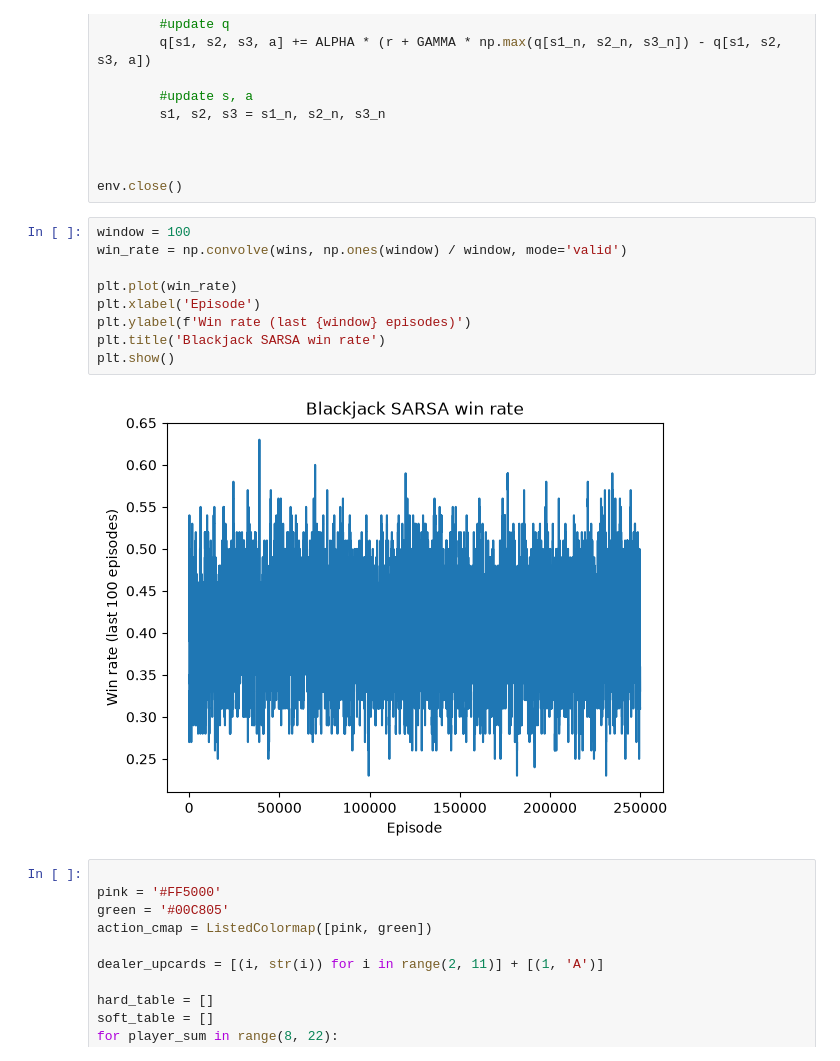
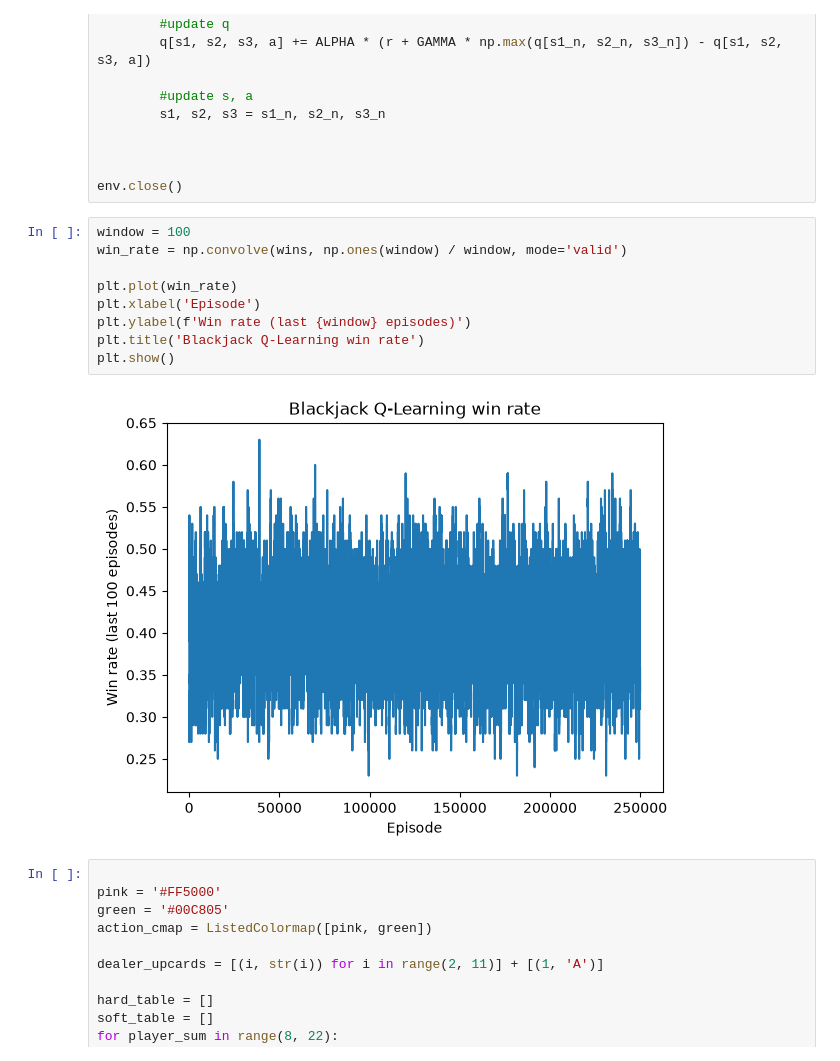
Before and after one commit to mpham8/rl-suttonbarto, a Jupyter notebook: ch6/blackjack-qlearning.ipynb, the cells around one changed output. Drawn from its saved outputs; the diff is of its cells as text.

```diff
--- a/ch6/blackjack-qlearning.ipynb
+++ b/ch6/blackjack-qlearning.ipynb
@@ -56,14 +56,14 @@ env.close()
 # %%
 window = 100
 win_rate = np.convolve(wins, np.ones(window) / window, mode='valid')
 
 plt.plot(win_rate)
 plt.xlabel('Episode')
 plt.ylabel(f'Win rate (last {window} episodes)')
-plt.title('Blackjack SARSA win rate')
+plt.title('Blackjack Q-Learning win rate')
 plt.show()
 # %% [output]
-[figure, old version]
+[figure, new version]
 # %%
 
 pink = '#FF5000'
```
Also changed, not shown: 1 other file.
